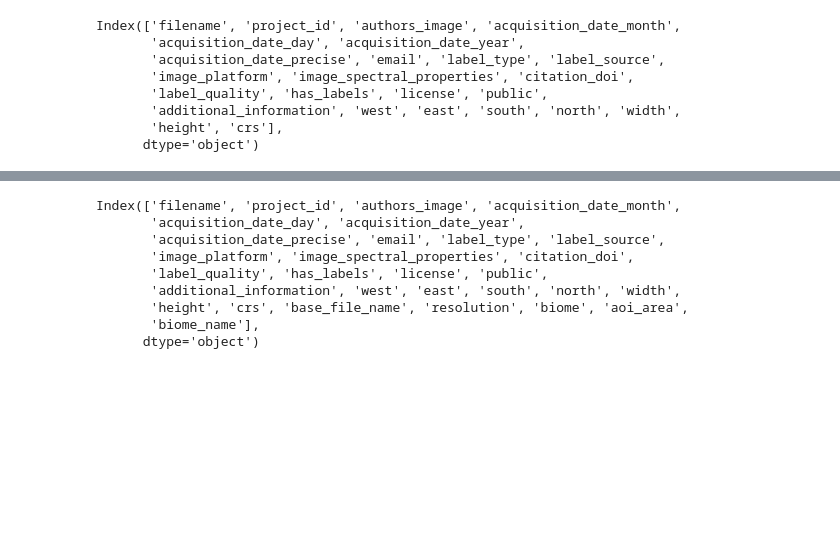
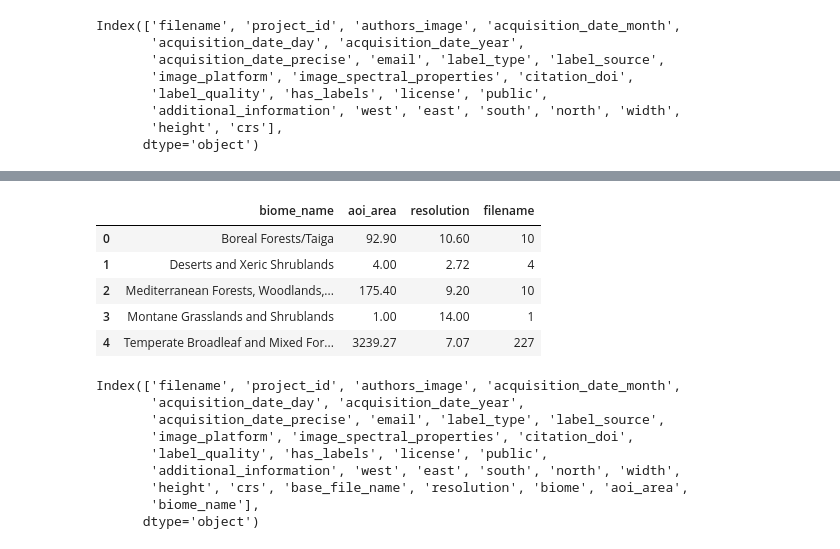
Before and after one commit to jmoeh/standing-deadwood, a Jupyter notebook: notebooks/100_experimentation.ipynb, the cells around one changed output, grey strips where cells are left out. Cells and saved outputs as stored; diff of their text form; code cells hidden in the pictures; blank space fills up the shorter version.

```diff
--- a/notebooks/100_experimentation.ipynb
+++ b/notebooks/100_experimentation.ipynb
@@ -124,9 +156,7 @@ biome_df = (
     .agg(
         {
             "aoi_area": "sum",
-            "resolution": lambda x: np.average(
-                x, weights=meta_df.loc[x.index, "aoi_area"]
-            ),
+            "resolution": "mean",
             "filename": "count",
         }
     )
@@ -140,6 +170,15 @@ biome_df["aoi_area"] = biome_df["aoi_area"].round(2)
 biome_df["resolution"] = (biome_df["resolution"] * 100).round(2)
 # %%
 biome_df.to_csv("/net/scratch/jmoehring/meta/biome_stats.csv", index=False, sep=";")
+# %%
+biome_df.head()
+# %% [output]
+|  | biome_name | aoi_area | resolution | filename |
+| 0 | Boreal Forests/Taiga | 92.90 | 10.60 | 10 |
+| 1 | Deserts and Xeric Shrublands | 4.00 | 2.72 | 4 |
+| 2 | Mediterranean Forests, Woodlands,... | 175.40 | 9.20 | 10 |
+| 3 | Montane Grasslands and Shrublands | 1.00 | 14.00 | 1 |
+| 4 | Temperate Broadleaf and Mixed For... | 3239.27 | 7.07 | 227 |
 # %%
 meta_df.columns
 # %% [output]
```
Also changed, not shown: parts of 7 cells of this notebook.
